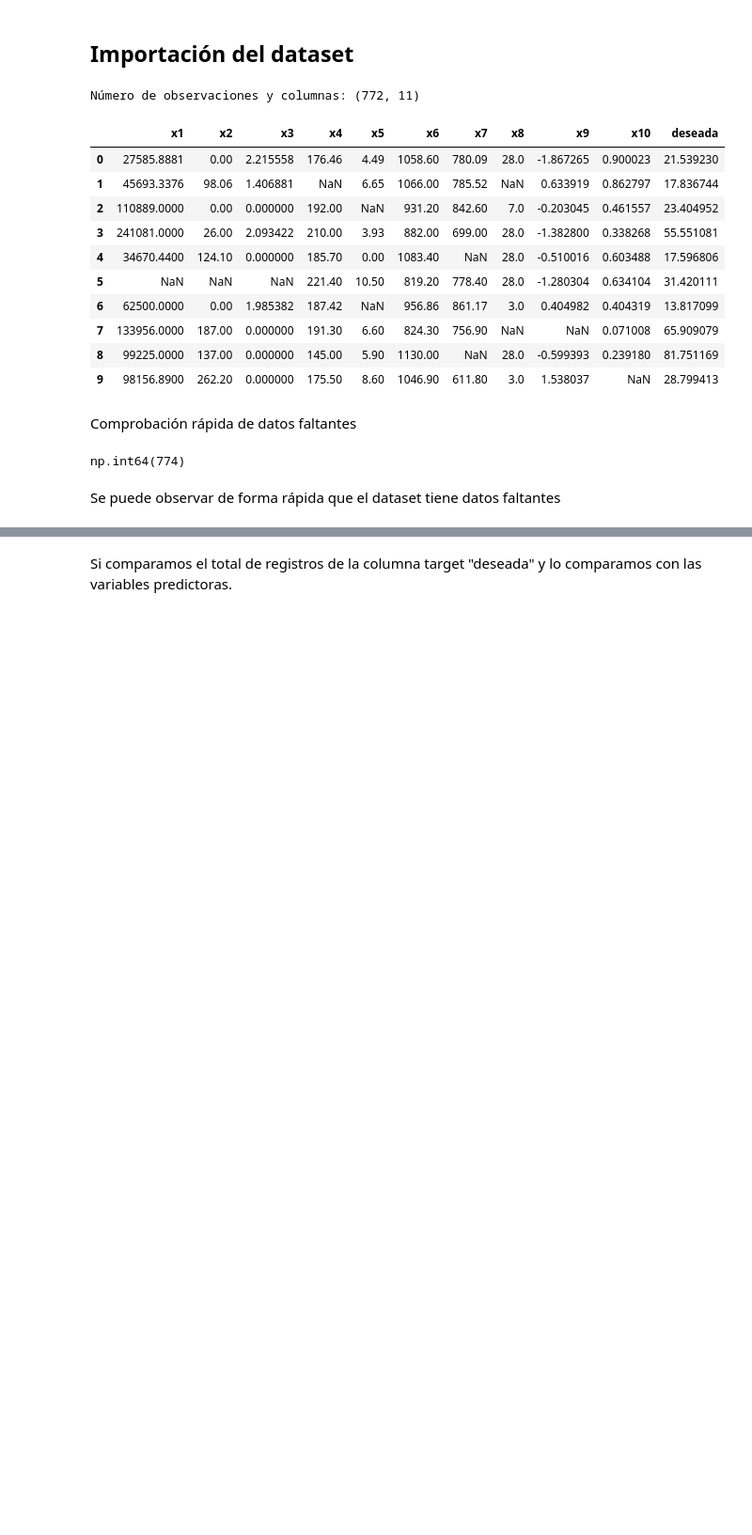
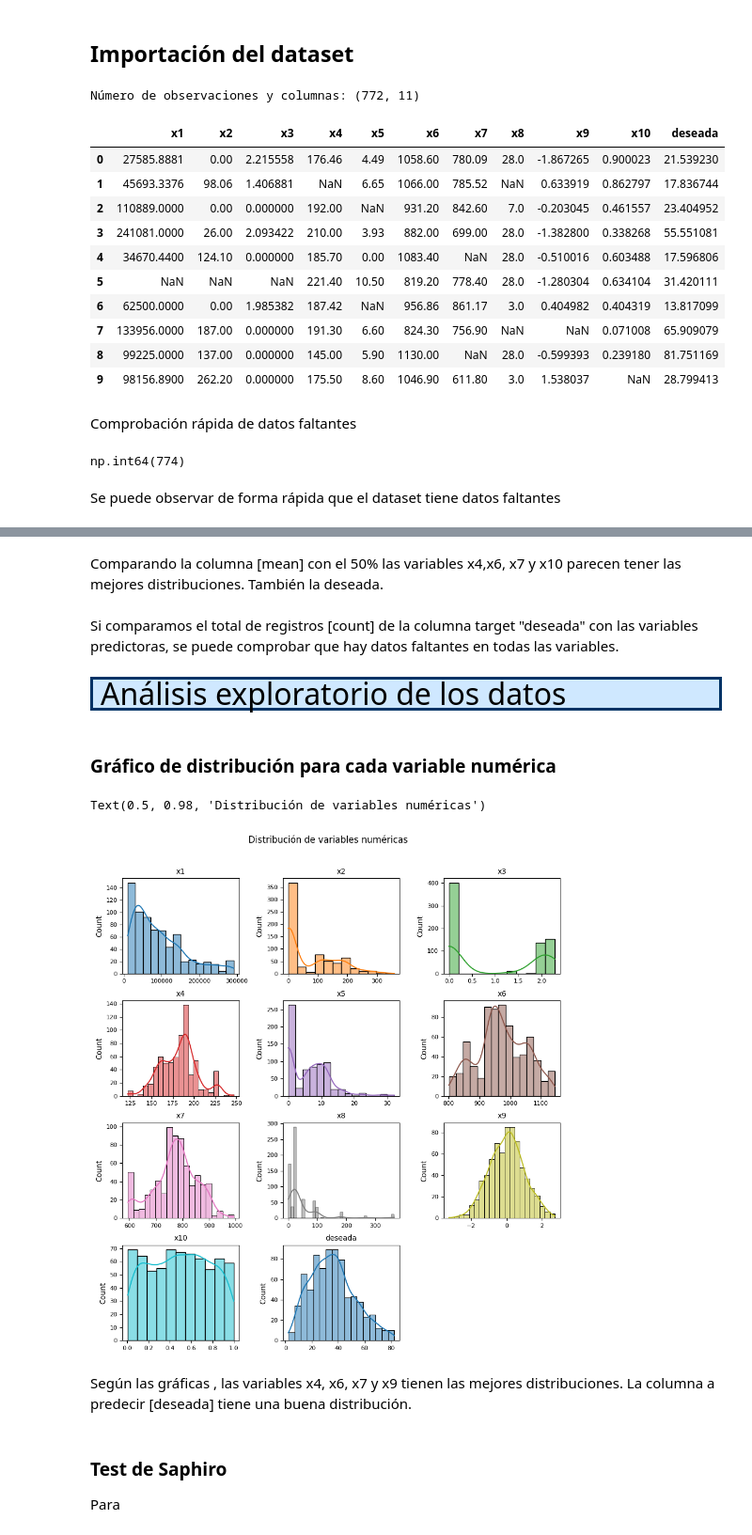
Before and after one commit to cestort/datathon, a Jupyter notebook: datathon.ipynb, the cells around one changed output, grey strips where cells are left out. Shown at 94% size. Saved outputs shown, nothing was run; the diff lists cells and outputs as text; code cells hidden in the pictures; blank space fills up the shorter version.

```diff
--- a/datathon.ipynb
+++ b/datathon.ipynb
@@ -70,6 +78,75 @@ Recordar el numero de observaciones: 772
 | x9 | 694.0 | 0.018116 | 0.979987 | -3.241267 | -0.651777 | 0.046709 | 0.654966 | 2.720169 |
 | x10 | 680.0 | 0.496178 | 0.287545 | 0.005230 | 0.248967 | 0.497494 | 0.731890 | 0.998348 |
 | deseada | 772.0 | 35.895710 | 16.786940 | 2.331808 | 23.742796 | 34.222141 | 45.865322 | 82.599225 |
+# %% [markdown]
+Comparando la columna [mean] con el 50% las variables x4,x6, x7 y x10 parecen tener las mejores distribuciones. También la deseada.
 # %% [markdown]
-
-Si comparamos el total de registros de la columna target "deseada" y lo comparamos con las variables predictoras.
+Si comparamos el total de registros [count] de la columna target "deseada" con las variables predictoras, se puede comprobar que hay datos faltantes en todas las variables.
+# %% [markdown]
+<div class="alert" style="
+  border:3px solid #003366;          /* azul oscuro */
+  border-radius:5px;
+  background-color:#CFE8FF;          /* azul claro (relleno) */
+  color:#003366;                     /* azul oscuro (fuente) */
+  font-family:Verdana, sans-serif;
+  font-size:32px;
+  padding:4px 8px;">
+  Análisis exploratorio de los datos
+</div>
+# %% [markdown]
+### Gráfico de distribución para cada variable numérica
+# %%
+# Repasar los comentarios del código y cambiarlos a mejoras expositivas
+
+import math  # Para calcular el número de filas necesarias
+
+
+# --- Selección de variables y dimensionado del lienzo ---
+
+columnas_numeric = df.select_dtypes(include=np.number).columns
+n_vars = len(columnas_numeric)
+if n_vars == 0:
+    raise ValueError("El DataFrame no contiene columnas numéricas.")
+
+# Máximo de columnas de subplots por fila (ajustable cambiando esta variable)
+ncols = 3
+# Filas necesarias para cubrir todas las variables
+nrows = math.ceil(n_vars / ncols)
+
+fig, axes = plt.subplots(nrows=nrows, ncols=ncols,
+                         figsize=(3*ncols, 2.5*nrows))
+
+# Convertir a array 1D para indexar sin errores, incluso si hay una sola fila/columna
+axes = np.atleast_1d(axes).ravel()
+
+# Paleta de colores (rotará si hay más variables que colores)
+palette = sns.color_palette(n_colors=max(n_vars, 6))
+
+# --- Bucle de trazado: un histograma por variable numérica ---
+for i, col in enumerate(columnas_numeric):
+    ax = axes[i]
+    sns.histplot(
+        data=df, x=col, stat="count", kde=True,
+        color=palette[i % len(palette)], ax=ax
+    )
+    ax.set_title(col, fontsize=10)
+    ax.tick_params(labelsize=8)
+    ax.set_xlabel("")
+
+# --- Ocultar ejes no usados (si la rejilla quedó más grande de lo necesario) ---
+for ax in axes[n_vars:]:
+    ax.set_visible(False)
+
+# --- Ajustes finales de maquetación ---
+fig.tight_layout()
+plt.subplots_adjust(top=0.9)
+fig.suptitle('Distribución de variables numéricas', fontsize=12)
+# %% [output]
+Text(0.5, 0.98, 'Distribución de variables numéricas')
+[figure, added]
+# %% [markdown]
+Según las gráficas , las variables x4, x6, x7 y x9 tienen las mejores distribuciones. La columna a predecir [deseada] tiene una buena distribución.
+# %% [markdown]
+### Test de Saphiro
+
+Para
```
Also changed, not shown: parts of 16 cells of this notebook, 2 other files.
